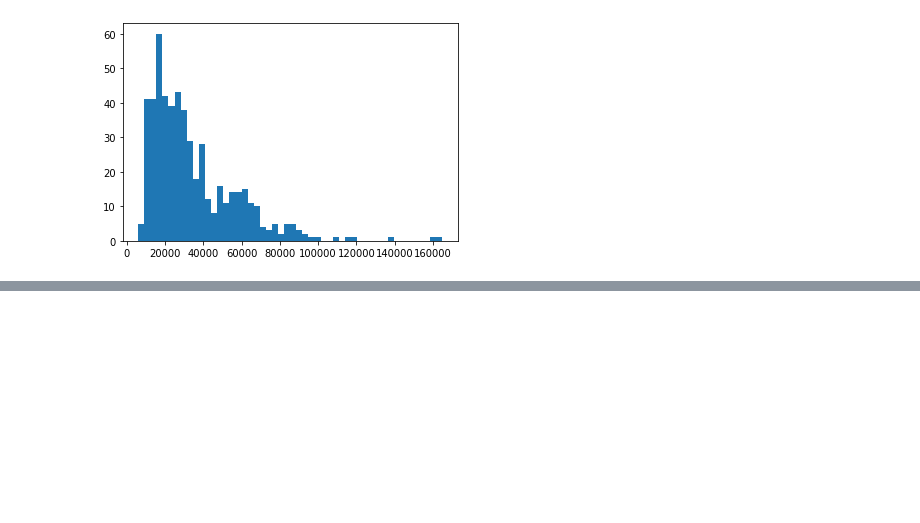
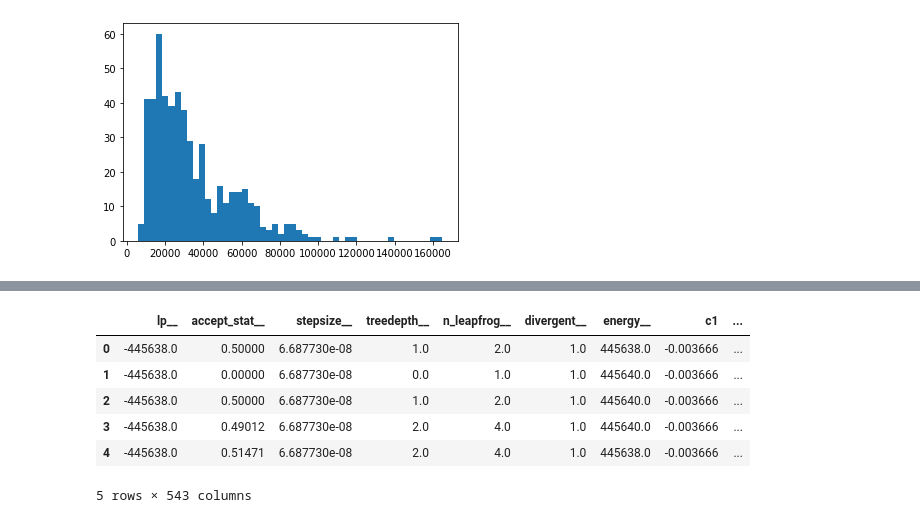
Before and after one commit to Karolina0110/DA, a Jupyter notebook: project/car_sales.ipynb, the cells around one changed output, grey strips where cells are left out. Saved outputs shown, nothing was run; the diff lists cells and outputs as text; code cells hidden in the pictures; blank space fills up the shorter version.

```diff
--- a/project/car_sales.ipynb
+++ b/project/car_sales.ipynb
@@ -144,0 +168,12 @@ plt.show()
+# %%
+sim_pd = sim.draws_pd()
+prices_sim_pd = sim_pd.loc[:, 'price_samples[1]':'price_samples[523]'].values
+sim_pd.head()
+# %% [output]
+|  | lp__ | accept_stat__ | stepsize__ | treedepth__ | n_leapfrog__ | divergent__ | energy__ | c1 | ... |
+| 0 | -445638.0 | 0.50000 | 6.687730e-08 | 1.0 | 2.0 | 1.0 | 445638.0 | -0.003666 | ... |
+| 1 | -445638.0 | 0.00000 | 6.687730e-08 | 0.0 | 1.0 | 1.0 | 445640.0 | -0.003666 | ... |
+| 2 | -445638.0 | 0.50000 | 6.687730e-08 | 1.0 | 2.0 | 1.0 | 445640.0 | -0.003666 | ... |
+| 3 | -445638.0 | 0.49012 | 6.687730e-08 | 2.0 | 4.0 | 1.0 | 445640.0 | -0.003666 | ... |
+| 4 | -445638.0 | 0.51471 | 6.687730e-08 | 2.0 | 4.0 | 1.0 | 445638.0 | -0.003666 | ... |
+5 rows × 543 columns
```
Also changed, not shown: parts of 10 cells of this notebook, 11 other files.
